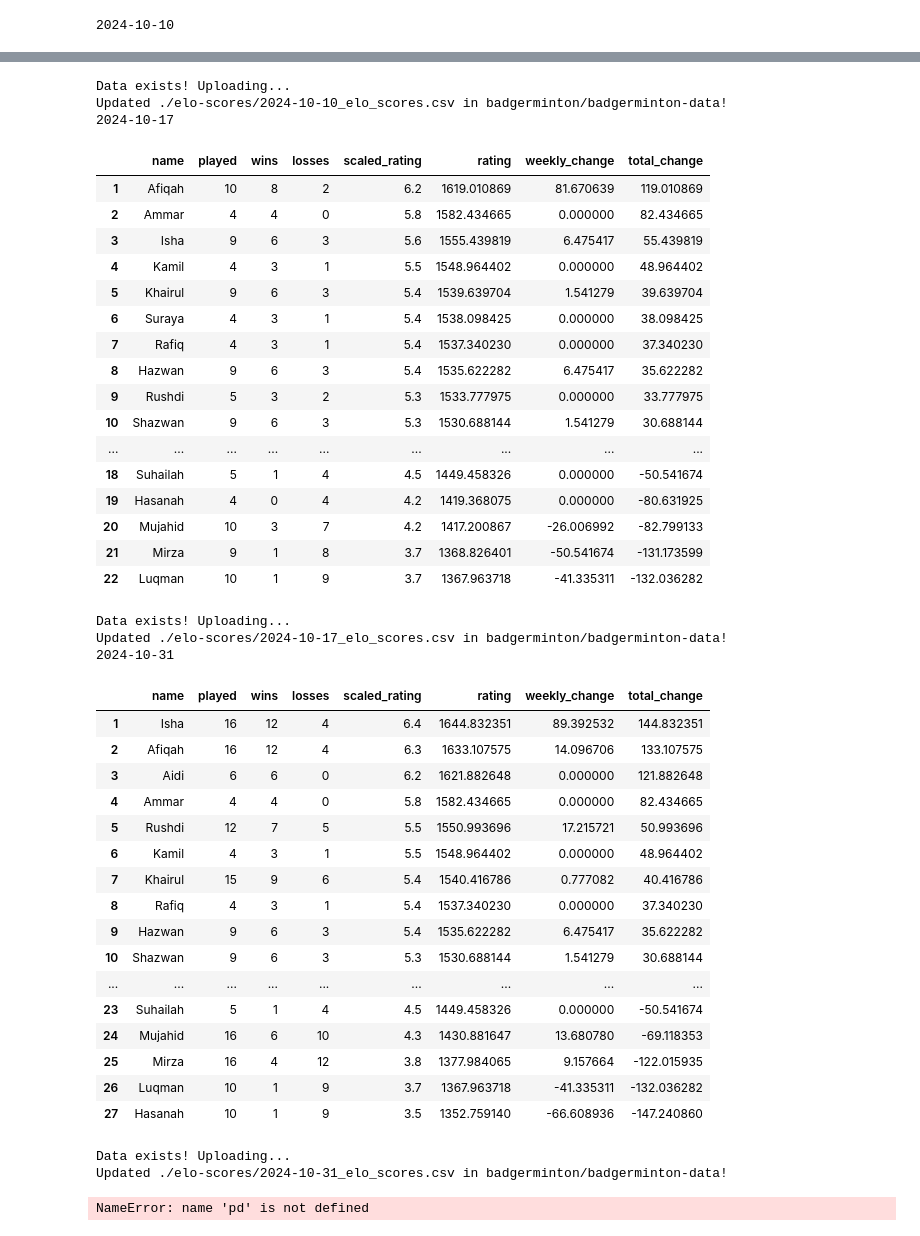
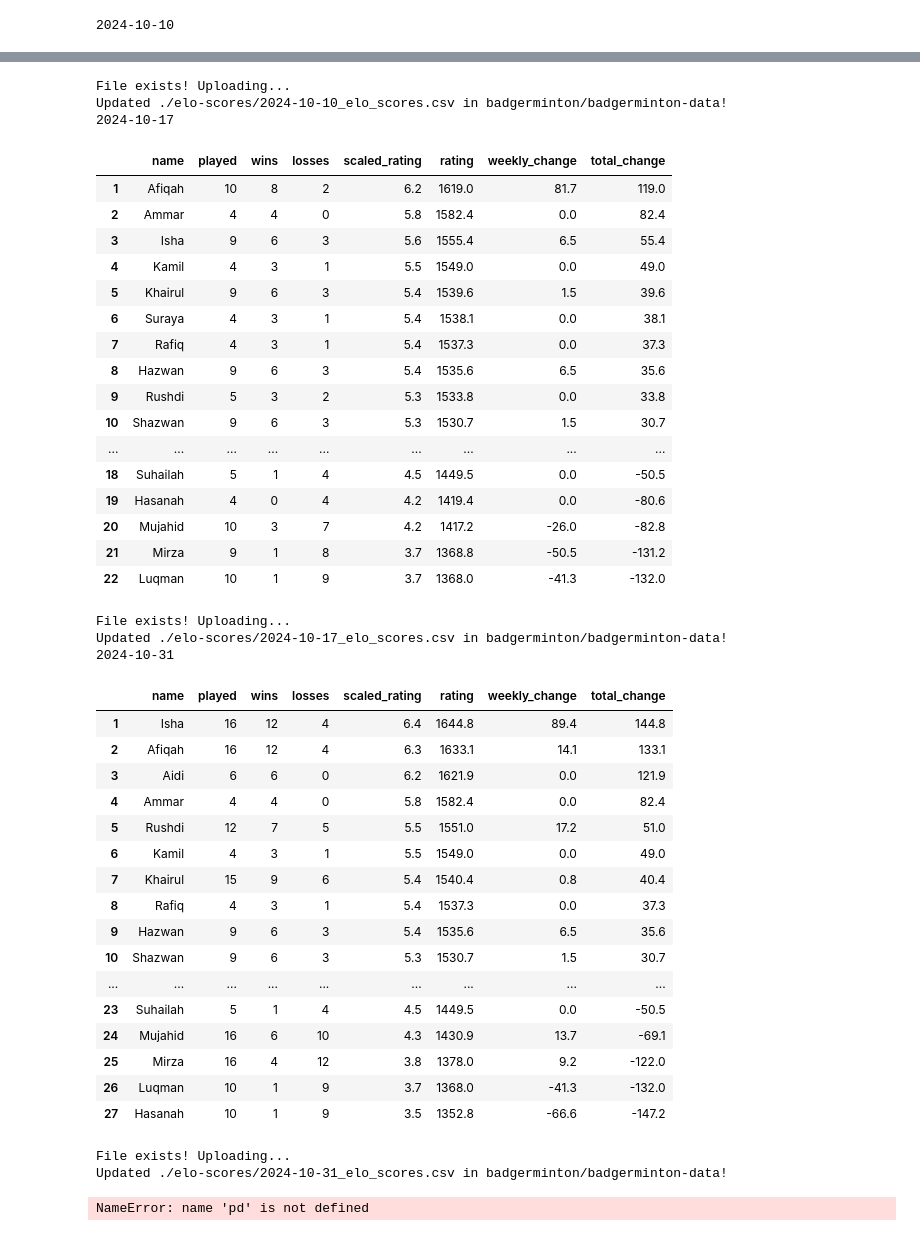
Before and after one commit to BadgerMinton/badgerminton-pipeline, a Jupyter notebook: calculate.ipynb, the cells around one changed output, grey strips where cells are left out. Saved outputs shown, nothing was run; the diff lists cells and outputs as text; code cells hidden in the pictures.

Commit message:
Make the decimal points more human readable

```diff
--- a/calculate.ipynb
+++ b/calculate.ipynb
@@ -361,6 +361,11 @@ for badminton_date in ["2024-10-10", "2024-10-17", "2024-10-31"]:
     result_df.index = pd.RangeIndex(start=1, stop=len(result_df) + 1)
 
     print(badminton_date)
+
+    # Make the decimal points more human readable
+    result_df[result_df.select_dtypes(include=["float"]).columns] = (
+        result_df.select_dtypes(include=["float"]).apply(lambda x: x.round(1))
+    )
     display(result_df)
 
     file_path = f"elo-scores/{badminton_date}_elo_scores.csv"
@@ -390,44 +395,44 @@ for badminton_date in ["2024-10-10", "2024-10-17", "2024-10-31"]:
-Data exists! Uploading...
+File exists! Uploading...
 Updated ./elo-scores/2024-10-10_elo_scores.csv in badgerminton/badgerminton-data!
 2024-10-17
 |  | name | played | wins | losses | scaled_rating | rating | weekly_change | total_change |
-| 1 | Afiqah | 10 | 8 | 2 | 6.2 | 1619.010869 | 81.670639 | 119.010869 |
-| 2 | Ammar | 4 | 4 | 0 | 5.8 | 1582.434665 | 0.000000 | 82.434665 |
-| 3 | Isha | 9 | 6 | 3 | 5.6 | 1555.439819 | 6.475417 | 55.439819 |
-| 4 | Kamil | 4 | 3 | 1 | 5.5 | 1548.964402 | 0.000000 | 48.964402 |
-| 5 | Khairul | 9 | 6 | 3 | 5.4 | 1539.639704 | 1.541279 | 39.639704 |
-| 6 | Suraya | 4 | 3 | 1 | 5.4 | 1538.098425 | 0.000000 | 38.098425 |
-| 7 | Rafiq | 4 | 3 | 1 | 5.4 | 1537.340230 | 0.000000 | 37.340230 |
-| 8 | Hazwan | 9 | 6 | 3 | 5.4 | 1535.622282 | 6.475417 | 35.622282 |
-| 9 | Rushdi | 5 | 3 | 2 | 5.3 | 1533.777975 | 0.000000 | 33.777975 |
-| 10 | Shazwan | 9 | 6 | 3 | 5.3 | 1530.688144 | 1.541279 | 30.688144 |
+| 1 | Afiqah | 10 | 8 | 2 | 6.2 | 1619.0 | 81.7 | 119.0 |
+| 2 | Ammar | 4 | 4 | 0 | 5.8 | 1582.4 | 0.0 | 82.4 |
+| 3 | Isha | 9 | 6 | 3 | 5.6 | 1555.4 | 6.5 | 55.4 |
+| 4 | Kamil | 4 | 3 | 1 | 5.5 | 1549.0 | 0.0 | 49.0 |
+| 5 | Khairul | 9 | 6 | 3 | 5.4 | 1539.6 | 1.5 | 39.6 |
+| 6 | Suraya | 4 | 3 | 1 | 5.4 | 1538.1 | 0.0 | 38.1 |
+| 7 | Rafiq | 4 | 3 | 1 | 5.4 | 1537.3 | 0.0 | 37.3 |
+| 8 | Hazwan | 9 | 6 | 3 | 5.4 | 1535.6 | 6.5 | 35.6 |
+| 9 | Rushdi | 5 | 3 | 2 | 5.3 | 1533.8 | 0.0 | 33.8 |
+| 10 | Shazwan | 9 | 6 | 3 | 5.3 | 1530.7 | 1.5 | 30.7 |
 | ... | ... | ... | ... | ... | ... | ... | ... | ... |
-| 18 | Suhailah | 5 | 1 | 4 | 4.5 | 1449.458326 | 0.000000 | -50.541674 |
-| 19 | Hasanah | 4 | 0 | 4 | 4.2 | 1419.368075 | 0.000000 | -80.631925 |
-| 20 | Mujahid | 10 | 3 | 7 | 4.2 | 1417.200867 | -26.006992 | -82.799133 |
-| 21 | Mirza | 9 | 1 | 8 | 3.7 | 1368.826401 | -50.541674 | -131.173599 |
-| 22 | Luqman | 10 | 1 | 9 | 3.7 | 1367.963718 | -41.335311 | -132.036282 |
+| 18 | Suhailah | 5 | 1 | 4 | 4.5 | 1449.5 | 0.0 | -50.5 |
+| 19 | Hasanah | 4 | 0 | 4 | 4.2 | 1419.4 | 0.0 | -80.6 |
+| 20 | Mujahid | 10 | 3 | 7 | 4.2 | 1417.2 | -26.0 | -82.8 |
+| 21 | Mirza | 9 | 1 | 8 | 3.7 | 1368.8 | -50.5 | -131.2 |
+| 22 | Luqman | 10 | 1 | 9 | 3.7 | 1368.0 | -41.3 | -132.0 |
-Data exists! Uploading...
+File exists! Uploading...
 Updated ./elo-scores/2024-10-17_elo_scores.csv in badgerminton/badgerminton-data!
 2024-10-31
 |  | name | played | wins | losses | scaled_rating | rating | weekly_change | total_change |
-| 1 | Isha | 16 | 12 | 4 | 6.4 | 1644.832351 | 89.392532 | 144.832351 |
-| 2 | Afiqah | 16 | 12 | 4 | 6.3 | 1633.107575 | 14.096706 | 133.107575 |
-| 3 | Aidi | 6 | 6 | 0 | 6.2 | 1621.882648 | 0.000000 | 121.882648 |
-| 4 | Ammar | 4 | 4 | 0 | 5.8 | 1582.434665 | 0.000000 | 82.434665 |
-| 5 | Rushdi | 12 | 7 | 5 | 5.5 | 1550.993696 | 17.215721 | 50.993696 |
-| 6 | Kamil | 4 | 3 | 1 | 5.5 | 1548.964402 | 0.000000 | 48.964402 |
-| 7 | Khairul | 15 | 9 | 6 | 5.4 | 1540.416786 | 0.777082 | 40.416786 |
-| 8 | Rafiq | 4 | 3 | 1 | 5.4 | 1537.340230 | 0.000000 | 37.340230 |
-| 9 | Hazwan | 9 | 6 | 3 | 5.4 | 1535.622282 | 6.475417 | 35.622282 |
-| 10 | Shazwan | 9 | 6 | 3 | 5.3 | 1530.688144 | 1.541279 | 30.688144 |
+| 1 | Isha | 16 | 12 | 4 | 6.4 | 1644.8 | 89.4 | 144.8 |
+| 2 | Afiqah | 16 | 12 | 4 | 6.3 | 1633.1 | 14.1 | 133.1 |
+| 3 | Aidi | 6 | 6 | 0 | 6.2 | 1621.9 | 0.0 | 121.9 |
+| 4 | Ammar | 4 | 4 | 0 | 5.8 | 1582.4 | 0.0 | 82.4 |
+| 5 | Rushdi | 12 | 7 | 5 | 5.5 | 1551.0 | 17.2 | 51.0 |
+| 6 | Kamil | 4 | 3 | 1 | 5.5 | 1549.0 | 0.0 | 49.0 |
+| 7 | Khairul | 15 | 9 | 6 | 5.4 | 1540.4 | 0.8 | 40.4 |
+| 8 | Rafiq | 4 | 3 | 1 | 5.4 | 1537.3 | 0.0 | 37.3 |
+| 9 | Hazwan | 9 | 6 | 3 | 5.4 | 1535.6 | 6.5 | 35.6 |
+| 10 | Shazwan | 9 | 6 | 3 | 5.3 | 1530.7 | 1.5 | 30.7 |
 | ... | ... | ... | ... | ... | ... | ... | ... | ... |
-| 23 | Suhailah | 5 | 1 | 4 | 4.5 | 1449.458326 | 0.000000 | -50.541674 |
-| 24 | Mujahid | 16 | 6 | 10 | 4.3 | 1430.881647 | 13.680780 | -69.118353 |
-| 25 | Mirza | 16 | 4 | 12 | 3.8 | 1377.984065 | 9.157664 | -122.015935 |
-| 26 | Luqman | 10 | 1 | 9 | 3.7 | 1367.963718 | -41.335311 | -132.036282 |
-| 27 | Hasanah | 10 | 1 | 9 | 3.5 | 1352.759140 | -66.608936 | -147.240860 |
+| 23 | Suhailah | 5 | 1 | 4 | 4.5 | 1449.5 | 0.0 | -50.5 |
+| 24 | Mujahid | 16 | 6 | 10 | 4.3 | 1430.9 | 13.7 | -69.1 |
+| 25 | Mirza | 16 | 4 | 12 | 3.8 | 1378.0 | 9.2 | -122.0 |
+| 26 | Luqman | 10 | 1 | 9 | 3.7 | 1368.0 | -41.3 | -132.0 |
+| 27 | Hasanah | 10 | 1 | 9 | 3.5 | 1352.8 | -66.6 | -147.2 |
-Data exists! Uploading...
+File exists! Uploading...
 Updated ./elo-scores/2024-10-31_elo_scores.csv in badgerminton/badgerminton-data!
 # %%
 # %% [output]
```
Also changed, not shown: parts of 1 cell of this notebook, 2 other files.
